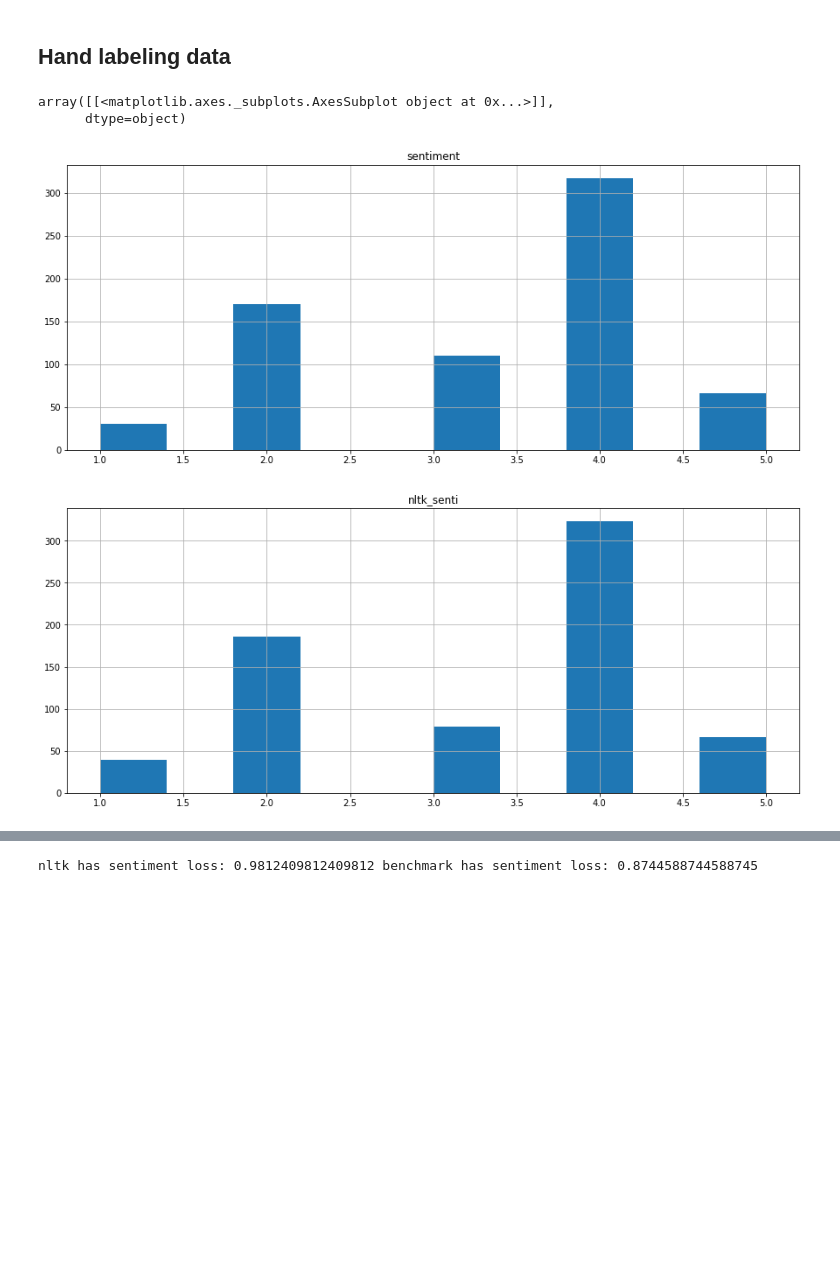
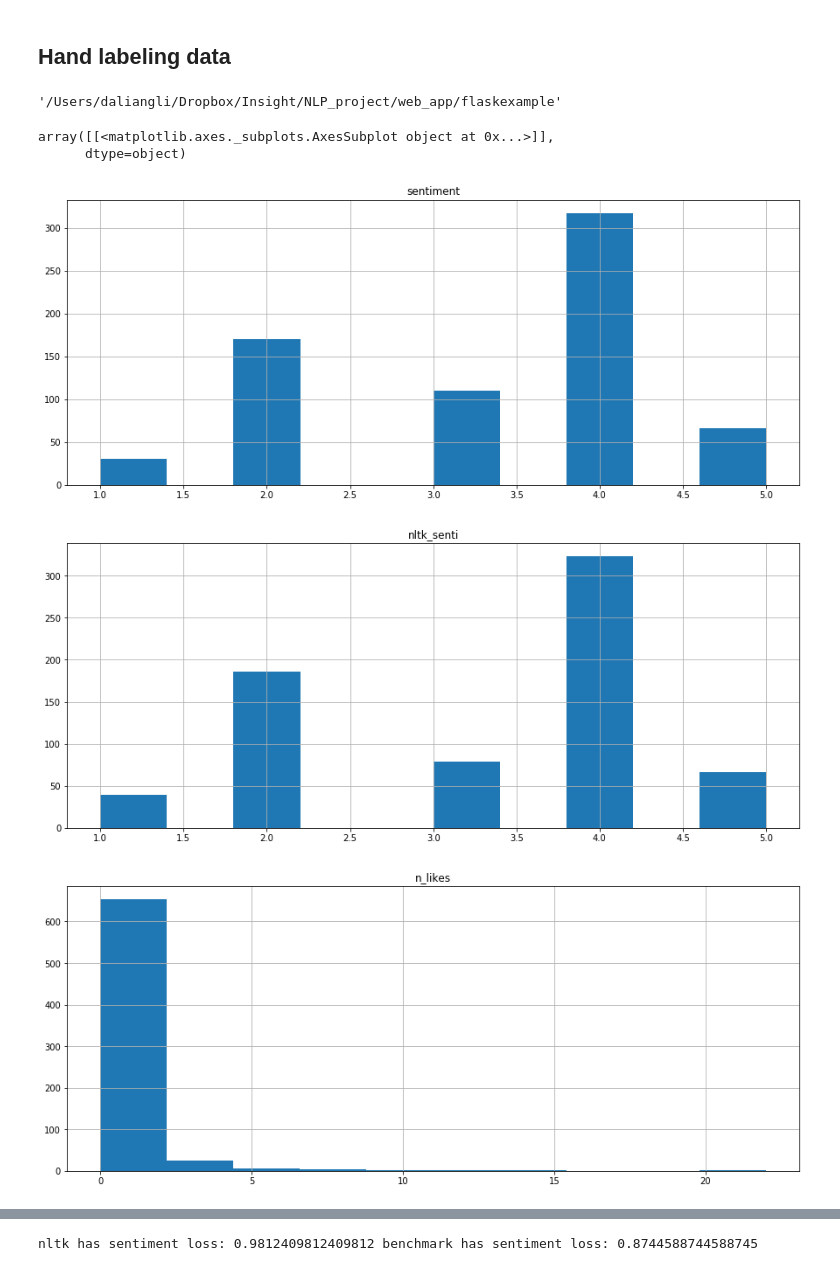
Before and after one commit to lidaliang/NLP_project, a Jupyter notebook: NLP_project.ipynb, the cells around one changed output, grey strips where cells are left out. Cells and saved outputs as stored; diff of their text form; code cells hidden in the pictures; blank space fills up the shorter version.

```diff
--- a/NLP_project.ipynb
+++ b/NLP_project.ipynb
@@ -800,10 +1062,16 @@ def find_substring_in_list(list_of_strings,sub_string):
+# %%
+pwd
+# %% [output]
+'/Users/daliangli/Dropbox/Insight/NLP_project/web_app/flaskexample'
 # %%
-data1_extra = pd.read_csv('data1_extra_processed.csv')
+data1_extra = pd.read_csv('data1_extra.csv')
 
 data1_extra.hist(column = 'sentiment')
 data1_extra.hist(column = 'nltk_senti')
+data1_extra.hist(column = 'n_likes')
 # %% [output]
 array([[<matplotlib.axes._subplots.AxesSubplot object at 0x...>]],
       dtype=object)
 [figure]
 [figure]
+[figure, added]
```
Also changed, not shown: parts of 47 cells of this notebook.
